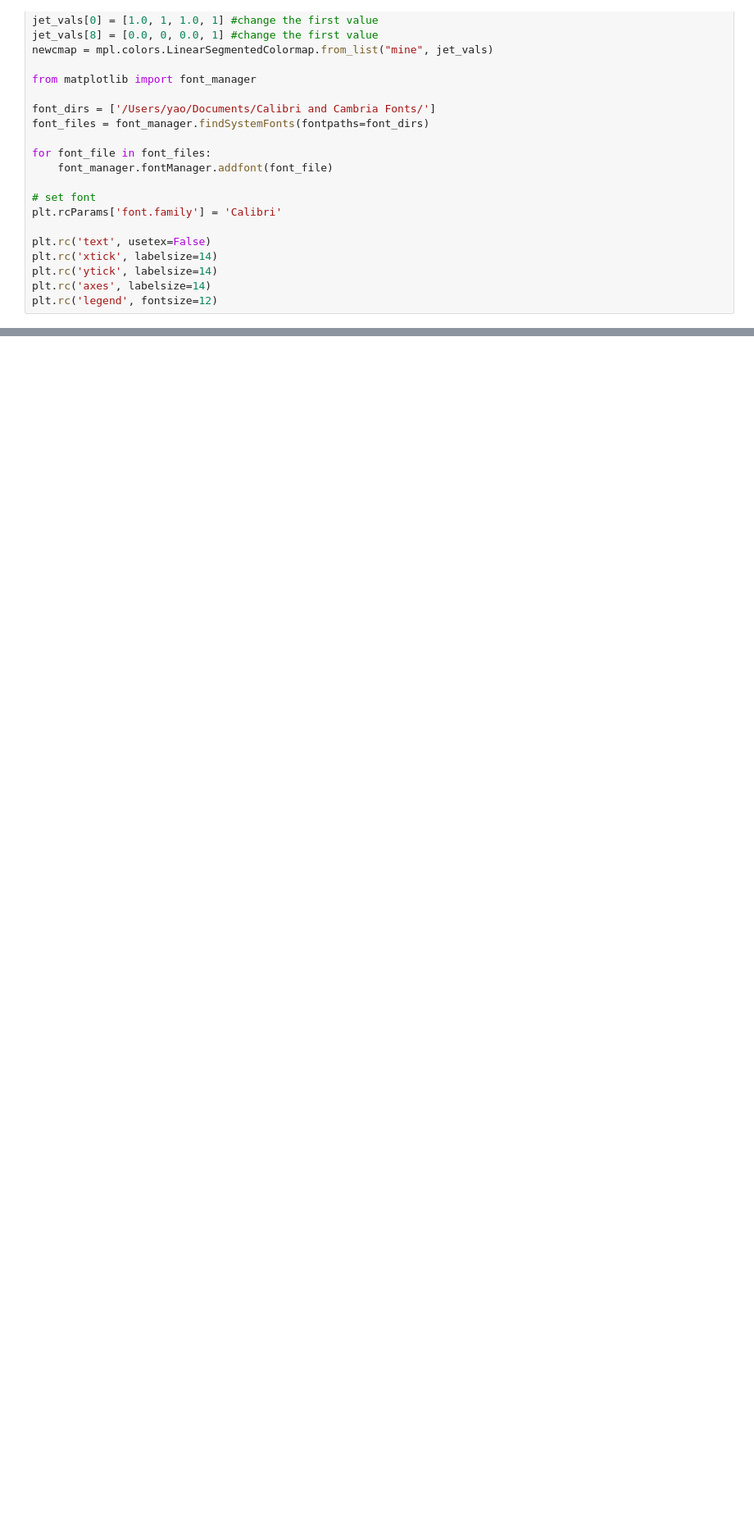
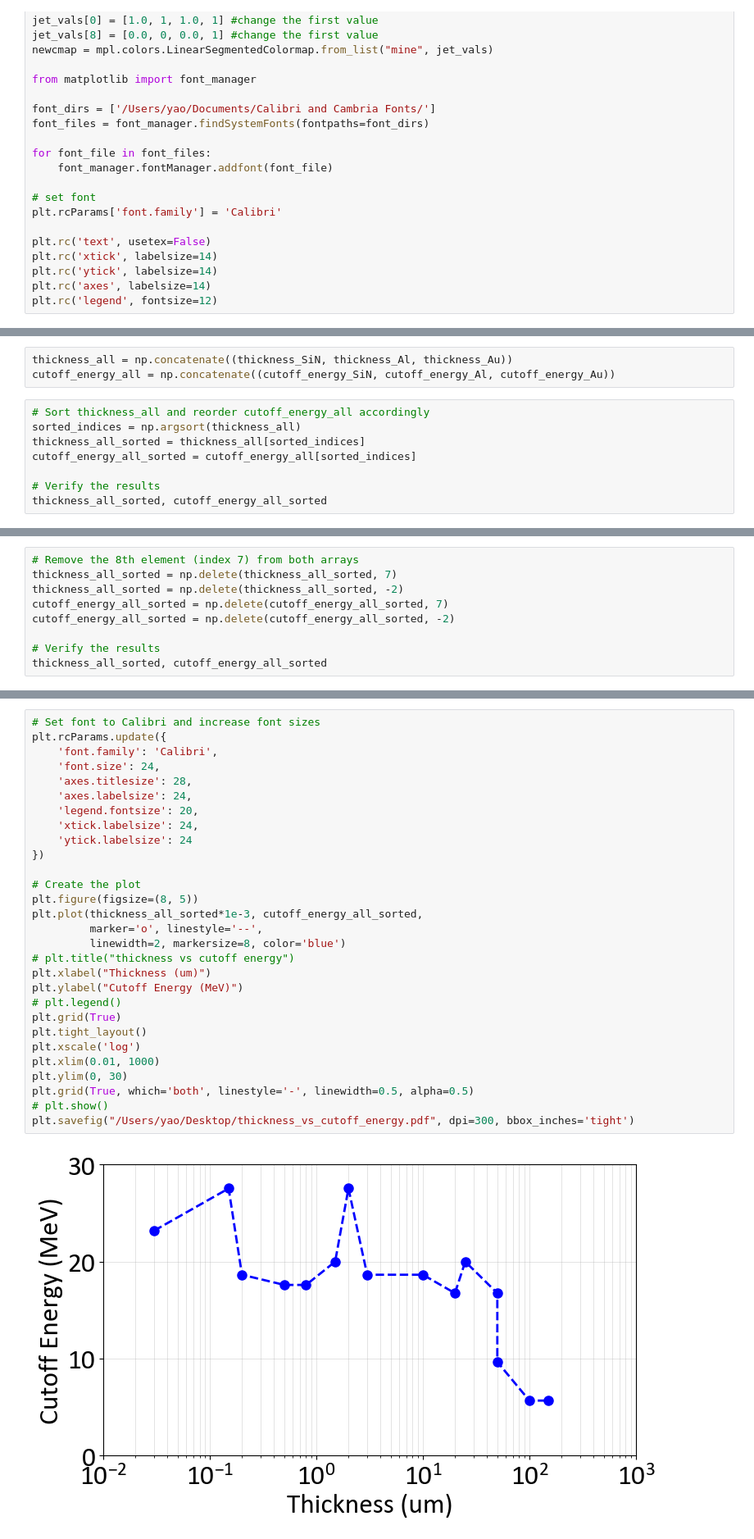
Before and after one commit to weipengyao/scripts, a Jupyter notebook: ELI_E5_Xray_2025.ipynb, the cells around one changed output, grey strips where cells are left out. Shown at 82% size. Cells and saved outputs as stored; diff of their text form; blank space fills up the shorter version.

```diff
--- a/ELI_E5_Xray_2025.ipynb
+++ b/ELI_E5_Xray_2025.ipynb
@@ -100,0 +143,11 @@ cutoff_energy_Au  = np.array([   5.7,     4.6,   1.1,     1.1,       1.1])
+# %%
+thickness_all = np.concatenate((thickness_SiN, thickness_Al, thickness_Au))
+cutoff_energy_all = np.concatenate((cutoff_energy_SiN, cutoff_energy_Al, cutoff_energy_Au))
+# %%
+# Sort thickness_all and reorder cutoff_energy_all accordingly
+sorted_indices = np.argsort(thickness_all)
+thickness_all_sorted = thickness_all[sorted_indices]
+cutoff_energy_all_sorted = cutoff_energy_all[sorted_indices]
+
+# Verify the results
+thickness_all_sorted, cutoff_energy_all_sorted
@@ -100,0 +160,9 @@ cutoff_energy_Au  = np.array([   5.7,     4.6,   1.1,     1.1,       1.1])
+# %%
+# Remove the 8th element (index 7) from both arrays
+thickness_all_sorted = np.delete(thickness_all_sorted, 7)
+thickness_all_sorted = np.delete(thickness_all_sorted, -2)
+cutoff_energy_all_sorted = np.delete(cutoff_energy_all_sorted, 7)
+cutoff_energy_all_sorted = np.delete(cutoff_energy_all_sorted, -2)
+
+# Verify the results
+thickness_all_sorted, cutoff_energy_all_sorted
@@ -130,0 +205,31 @@ plt.show()
+# %%
+# Set font to Calibri and increase font sizes
+plt.rcParams.update({
+    'font.family': 'Calibri',
+    'font.size': 24,
+    'axes.titlesize': 28,
+    'axes.labelsize': 24,
+    'legend.fontsize': 20,
+    'xtick.labelsize': 24,
+    'ytick.labelsize': 24
+})
+
+# Create the plot
+plt.figure(figsize=(8, 5))
+plt.plot(thickness_all_sorted*1e-3, cutoff_energy_all_sorted,
+         marker='o', linestyle='--',
+         linewidth=2, markersize=8, color='blue')
+# plt.title("thickness vs cutoff energy")
+plt.xlabel("Thickness (um)")
+plt.ylabel("Cutoff Energy (MeV)")
+# plt.legend()
+plt.grid(True)
+plt.tight_layout()
+plt.xscale('log')
+plt.xlim(0.01, 1000)
+plt.ylim(0, 30)
+plt.grid(True, which='both', linestyle='-', linewidth=0.5, alpha=0.5)
+# plt.show()
+plt.savefig("/Users/yao/Desktop/thickness_vs_cutoff_energy.pdf", dpi=300, bbox_inches='tight')
+# %% [output]
+[figure, added]
```
Also changed, not shown: parts of 13 cells of this notebook, 2 other files.
